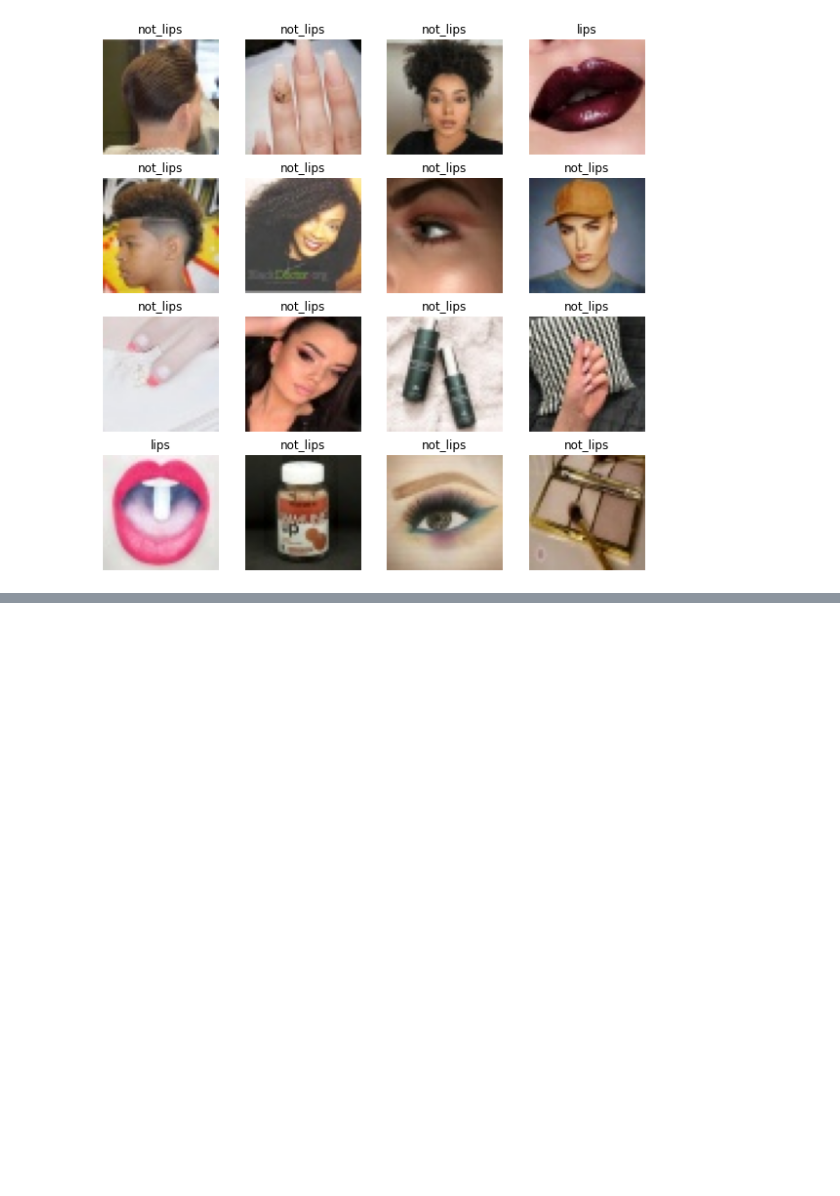
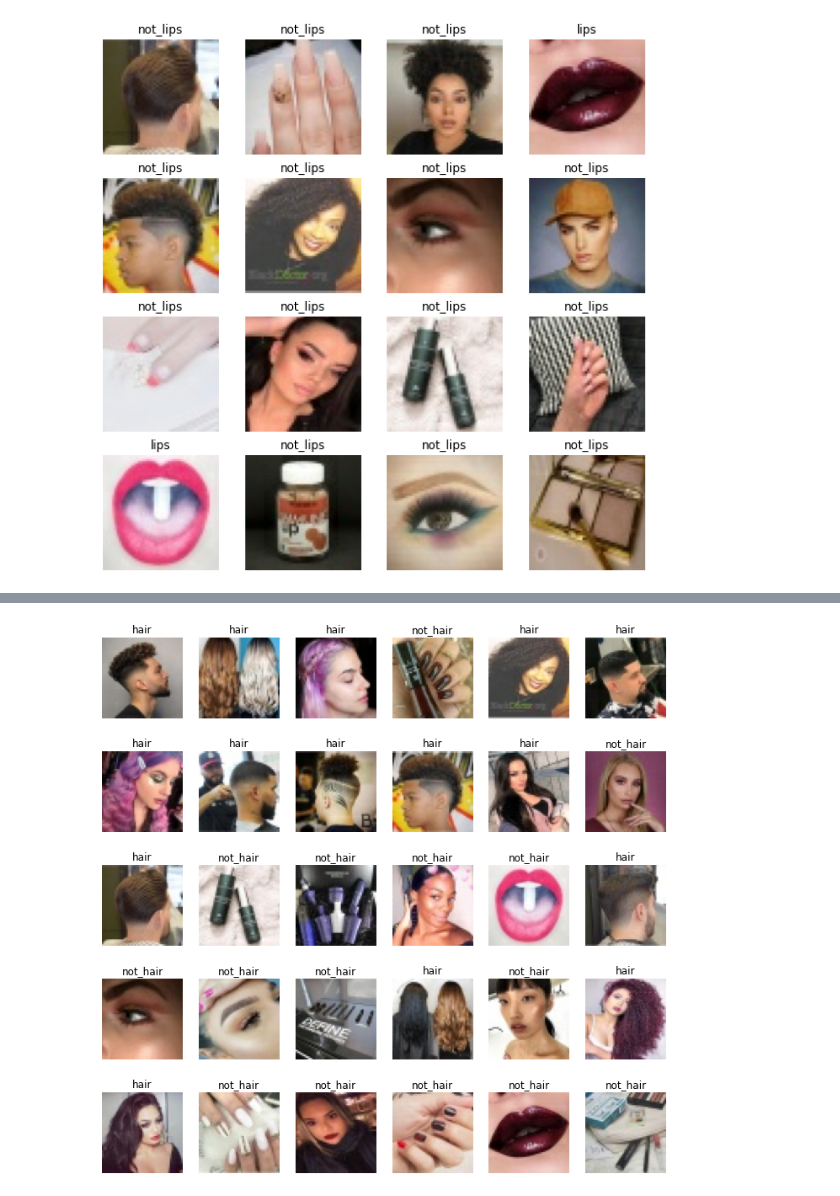
Before and after one commit to mshayganfar/sb_capstone, a Jupyter notebook: cap_project_beauty_classifier.ipynb, the cells around one changed output, grey strips where cells are left out. Drawn from its saved outputs; the diff is of its cells as text; code cells hidden in the pictures; blank space fills up the shorter version.

```diff
--- a/cap_project_beauty_classifier.ipynb
+++ b/cap_project_beauty_classifier.ipynb
@@ -699,0 +1077,16 @@ for images, labels in lips_test_images.take(1):
+# %%
+test_image_hair_folder_base = test_image_folder_base + 'Hair/'
+# %%
+hair_test_images = tf.keras.preprocessing.image_dataset_from_directory(
+    test_image_hair_folder_base,
+    labels='inferred',
+    label_mode='int',
+    class_names=['hair', 'not_hair'],
+    color_mode='rgb',
+    batch_size=batch_size,
+    image_size=(image_height, image_width),
+    shuffle=True,
+    seed=42,
+    validation_split=None,
+    subset=None
+)
@@ -699,0 +1095,3 @@ for images, labels in lips_test_images.take(1):
+# %%
+hair_predictions = hair_model.predict(hair_test_images)
+print(hair_predictions)
@@ -699,0 +1116,10 @@ for images, labels in lips_test_images.take(1):
+# %%
+plt.figure(figsize=(12, 12))
+for images, labels in hair_test_images.take(1):
+    for i in range(len(hair_predictions)):
+        ax = plt.subplot(5, 6, i + 1)
+        plt.imshow(images[i].numpy().astype("uint8"))
+        plt.title(hair_test_images.class_names[labels[i]])
+        plt.axis("off")
+# %% [output]
+[figure, added]
```
Also changed, not shown: parts of 28 cells of this notebook.
